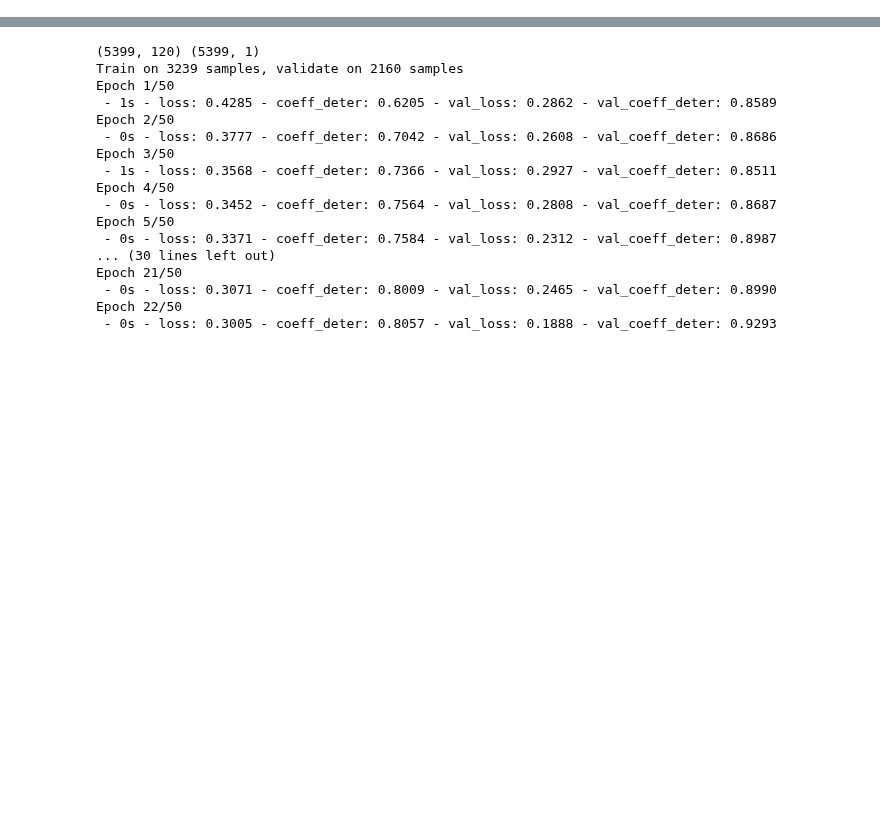
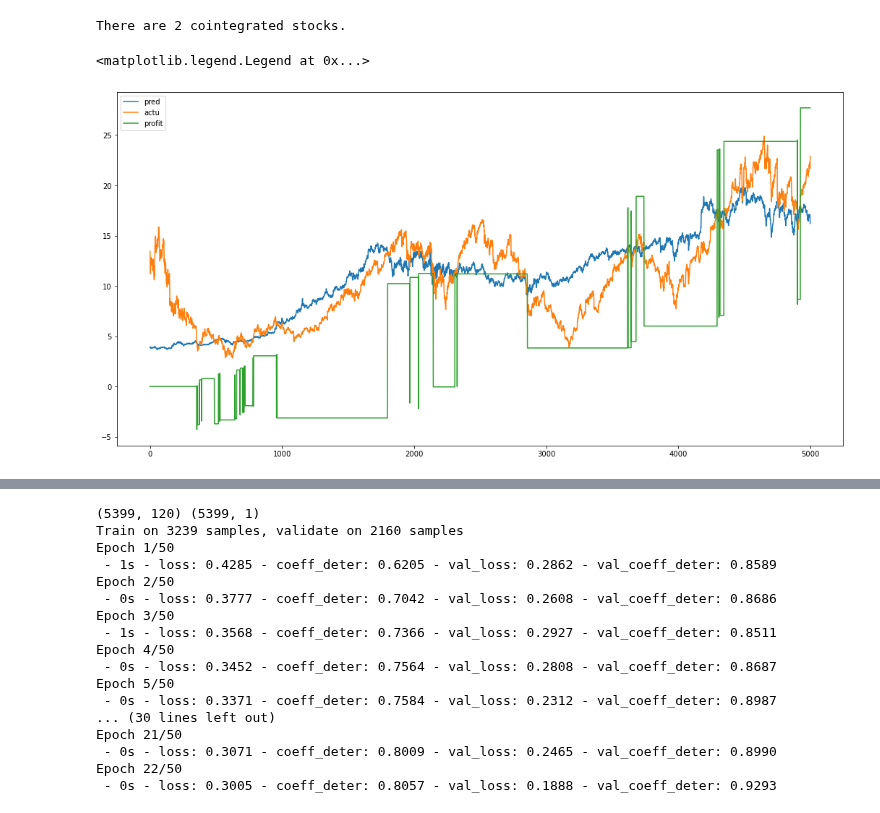
Before and after one commit to HaochengYe/Backtesting, a Jupyter notebook: Test2.ipynb, the cells around one changed output, grey strips where cells are left out. Cells and saved outputs as stored; diff of their text form; code cells hidden in the pictures; blank space fills up the shorter version.

```diff
--- a/Test2.ipynb
+++ b/Test2.ipynb
@@ -170,14 +118,6 @@ Using TensorFlow backend.
 # %%
-sp = pd.read_csv('sp500_stock.csv')
-data = pd.read_csv('broader_stock.csv')
+tick = 'HPQ'
 
-sp = data_preprocess(sp)
-data = data_preprocess(data)
-
-ticker_list = list(data.columns)
-ticker_list.remove('SPY')
-
-tick = 'MSFT'
 original_series = data[tick]
 
 if tick in sp.columns:
@@ -187,7 +127,23 @@ else:
     original_data = pd.concat([sp, original_series], axis=1)
     original_data = original_data[original_data[tick].notnull()].dropna(axis=1)
 
-cutoff = int(original_data.shape[0] * 0.8)
-observed_data = original_data.iloc[:cutoff]
-
-arr = observed_data[tick]
+observed_data = original_data.iloc[-5120:]
+# %%
+coint_corr = coint_group(tick, observed_data)
+# %% [output]
+There are 2 cointegrated stocks.
+# %%
+reg_model = regression_mod(coint_corr, '%s_LAG' % tick, observed_data)
+y_pred = reg_model.predict()
+
+# examine trading profit
+regasset, regrecord = measure_profit(tick, y_pred, 0, observed_data)
+# %%
+plt.figure(figsize=(18,9))
+plt.plot(y_pred)
+plt.plot(observed_data[tick].values)
+plt.plot(regrecord)
+plt.legend(['pred', 'actu', 'profit'])
+# %% [output]
+<matplotlib.legend.Legend at 0x...>
+[figure, added]
```
Also changed, not shown: parts of 5 cells of this notebook, 4 other files.
